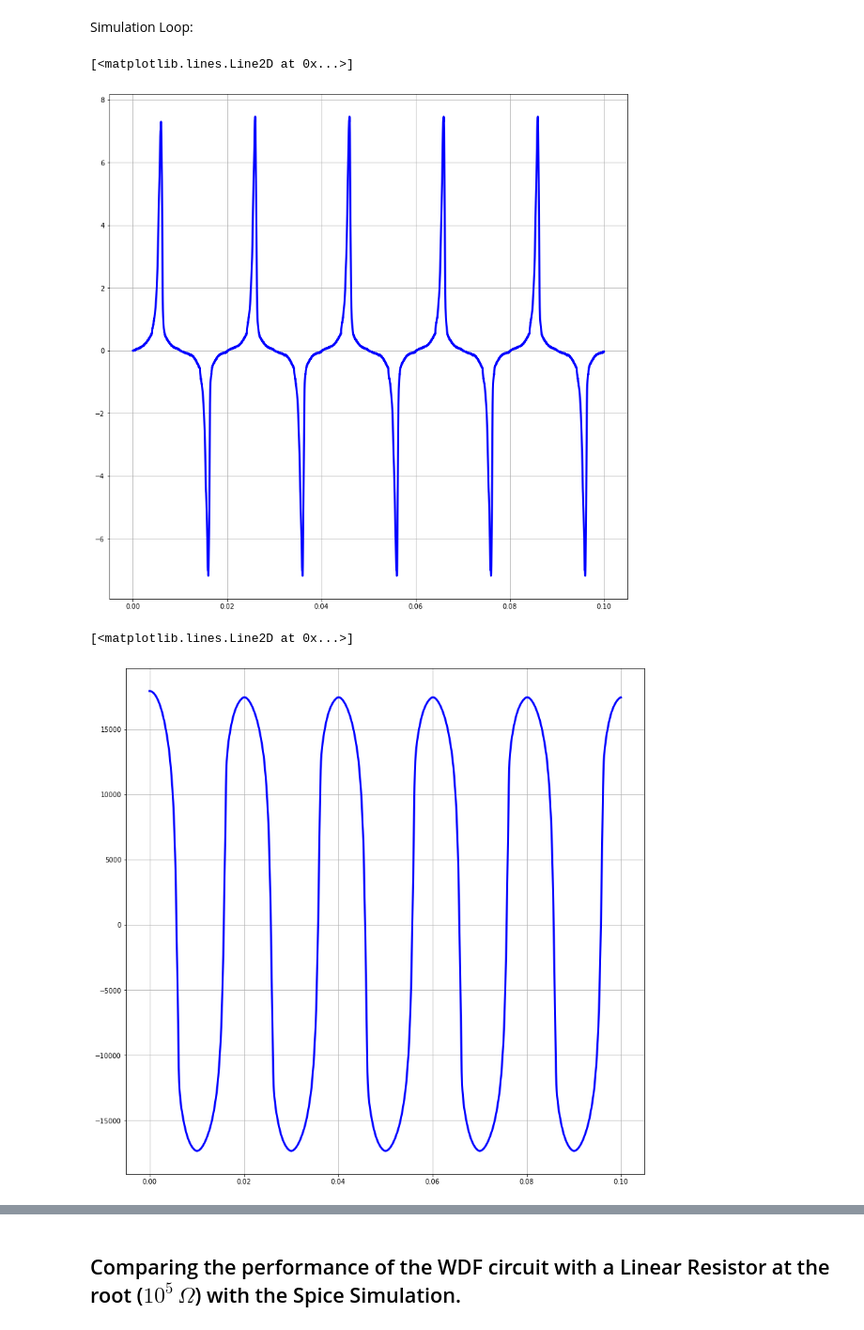
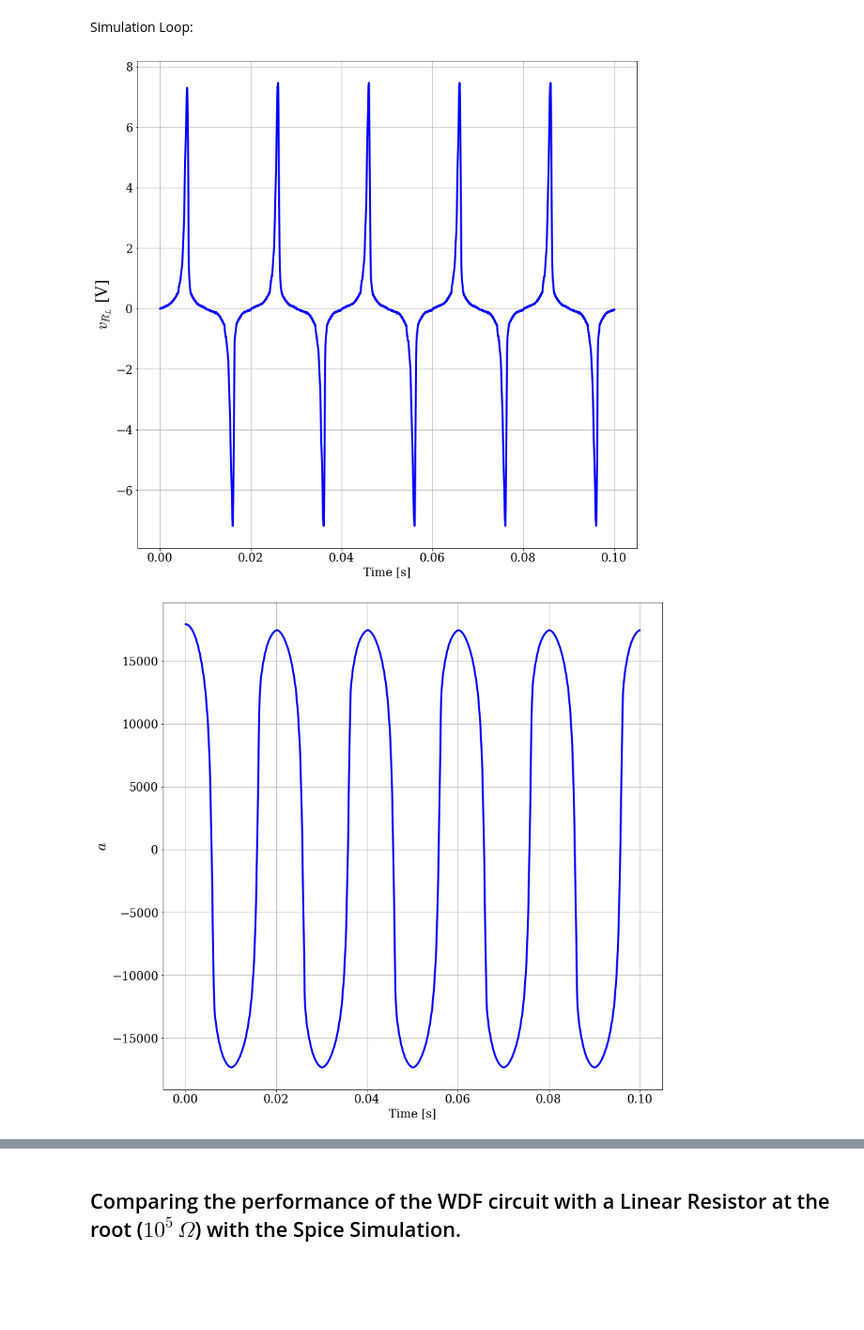
Before and after one commit to olivieromassi/Hysteresis-Modelling-with-Neural-Networks, a Jupyter notebook: WDFHysteresisModel.ipynb, the cells around one changed output, grey strips where cells are left out. Shown at 94% size. Saved outputs shown, nothing was run; the diff lists cells and outputs as text; code cells hidden in the pictures; blank space fills up the shorter version.

```diff
--- a/WDFHysteresisModel.ipynb
+++ b/WDFHysteresisModel.ipynb
@@ -84,7 +85,7 @@ class PreisachMemoryLayer(tf.keras.layers.Layer):
         self.fist_batch = True
 # %%
 class PreisachRNNModel():
-    def __init__(self, filename, seq_len, pred_batch_size=1, n_operators=6, rnn_units=12, stateful=True):
+    def __init__(self, filename, seq_len, pred_batch_size=1, n_operators=16, rnn_units=32, stateful=True):
         self.seq_len = seq_len
         self.pred_batch_size = pred_batch_size
         self.n_operators = n_operators
@@ -420,19 +421,24 @@ for n in range(num_samples):
     b3m_old = bs2[3]
 
     Vout[n] = (as1[2] + bs1[2])/2
+# %%
+# Update the matplotlib configuration parameters:
+matplotlib.rcParams.update({'font.size': 18, 'font.family': 'serif', 'mathtext.fontset': 'cm'})
 # %%
 # Plot the voltage measured on the Load Resistance using the Non-Linear Reluctance
-plt.figure(figsize=(14, 14))
-plt.grid()
-plt.plot(t, Vout, 'b', linewidth=3)
+fig, ax = plt.subplots(figsize=(14,14))
+ax.grid()
+ax.plot(t, Vout, 'b', linewidth=3)
+ax.set_xlabel('Time [s]', fontsize=18)
+ax.set_ylabel('$v_{R_L}$ [V]', fontsize=24);
 # %% [output]
-[<matplotlib.lines.Line2D at 0x...>]
-[figure, old version]
+[figure, new version]
 # %%
 # Plot the incident wave to the Neural Network Model
-plt.figure(figsize=(14, 14))
-plt.grid()
-plt.plot(t, a, 'b', linewidth=3)
+fig, ax = plt.subplots(figsize=(14,14))
+ax.grid()
+ax.plot(t, a, 'b', linewidth=3)
+ax.set_xlabel('Time [s]', fontsize=18)
+ax.set_ylabel('$a$', fontsize=24);
 # %% [output]
-[<matplotlib.lines.Line2D at 0x...>]
-[figure, old version]
+[figure, new version]
```
Also changed, not shown: parts of 5 cells of this notebook.
